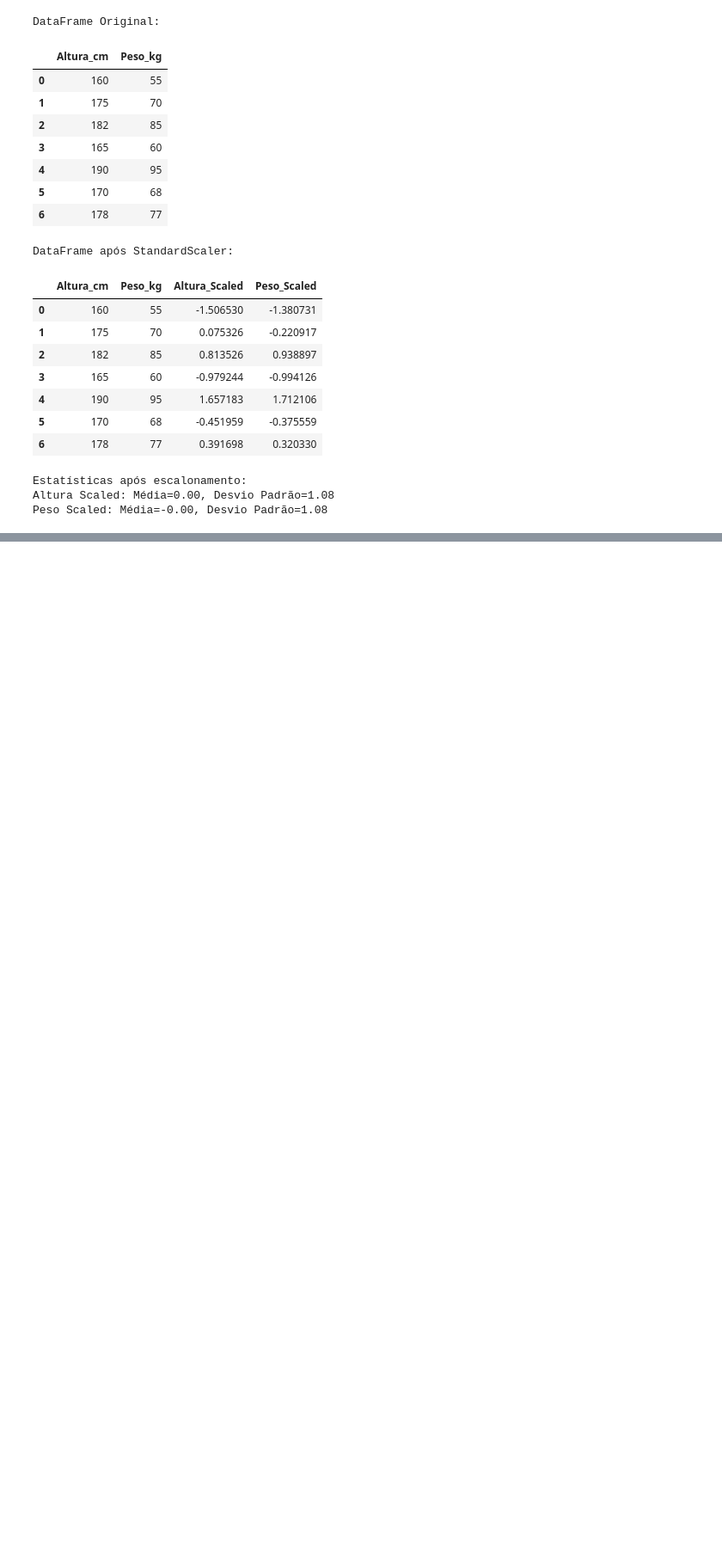
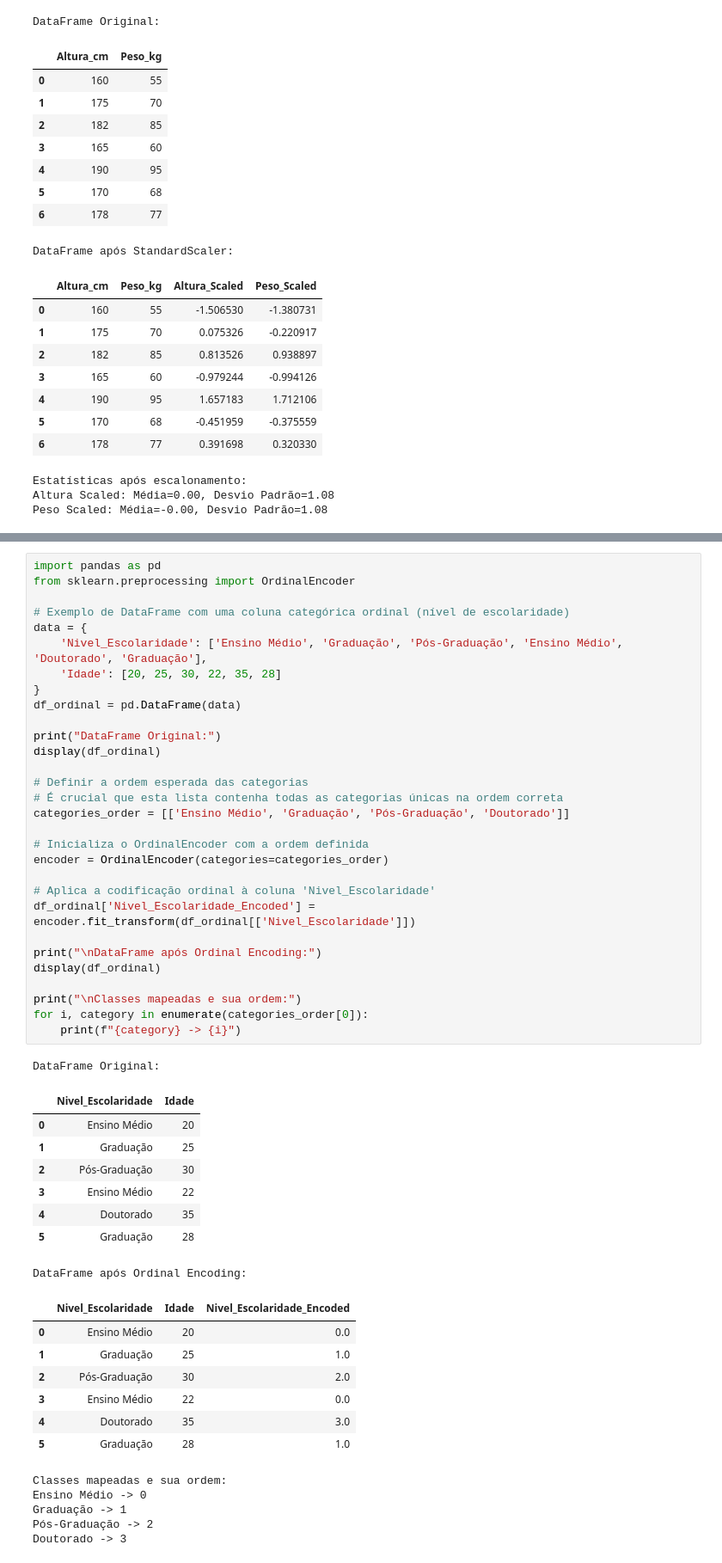
Before and after one commit to JaCaRego/JaCaRego, a Jupyter notebook: Modulo09_Python_Preparacao_de_dados.ipynb, the cells around one changed output, grey strips where cells are left out. Shown at 86% size. Drawn from its saved outputs; the diff is of its cells as text; blank space fills up the shorter version.

```diff
--- a/Modulo09_Python_Preparacao_de_dados.ipynb
+++ b/Modulo09_Python_Preparacao_de_dados.ipynb
@@ -378,0 +494,52 @@ Peso Scaled: Média=-0.00, Desvio Padrão=1.08
+# %%
+import pandas as pd
+from sklearn.preprocessing import OrdinalEncoder
+
+# Exemplo de DataFrame com uma coluna categórica ordinal (nível de escolaridade)
+data = {
+    'Nivel_Escolaridade': ['Ensino Médio', 'Graduação', 'Pós-Graduação', 'Ensino Médio', 'Doutorado', 'Graduação'],
+    'Idade': [20, 25, 30, 22, 35, 28]
+}
+df_ordinal = pd.DataFrame(data)
+
+print("DataFrame Original:")
+display(df_ordinal)
+
+# Definir a ordem esperada das categorias
+# É crucial que esta lista contenha todas as categorias únicas na ordem correta
+categories_order = [['Ensino Médio', 'Graduação', 'Pós-Graduação', 'Doutorado']]
+
+# Inicializa o OrdinalEncoder com a ordem definida
+encoder = OrdinalEncoder(categories=categories_order)
+
+# Aplica a codificação ordinal à coluna 'Nivel_Escolaridade'
+df_ordinal['Nivel_Escolaridade_Encoded'] = encoder.fit_transform(df_ordinal[['Nivel_Escolaridade']])
+
+print("\nDataFrame após Ordinal Encoding:")
+display(df_ordinal)
+
+print("\nClasses mapeadas e sua ordem:")
+for i, category in enumerate(categories_order[0]):
+    print(f"{category} -> {i}")
+# %% [output]
+DataFrame Original:
+|  | Nivel_Escolaridade | Idade |
+| 0 | Ensino Médio | 20 |
+| 1 | Graduação | 25 |
+| 2 | Pós-Graduação | 30 |
+| 3 | Ensino Médio | 22 |
+| 4 | Doutorado | 35 |
+| 5 | Graduação | 28 |
+DataFrame após Ordinal Encoding:
+|  | Nivel_Escolaridade | Idade | Nivel_Escolaridade_Encoded |
+| 0 | Ensino Médio | 20 | 0.0 |
+| 1 | Graduação | 25 | 1.0 |
+| 2 | Pós-Graduação | 30 | 2.0 |
+| 3 | Ensino Médio | 22 | 0.0 |
+| 4 | Doutorado | 35 | 3.0 |
+| 5 | Graduação | 28 | 1.0 |
+Classes mapeadas e sua ordem:
+Ensino Médio -> 0
+Graduação -> 1
+Pós-Graduação -> 2
+Doutorado -> 3
```
Also changed, not shown: parts of 9 cells of this notebook.
